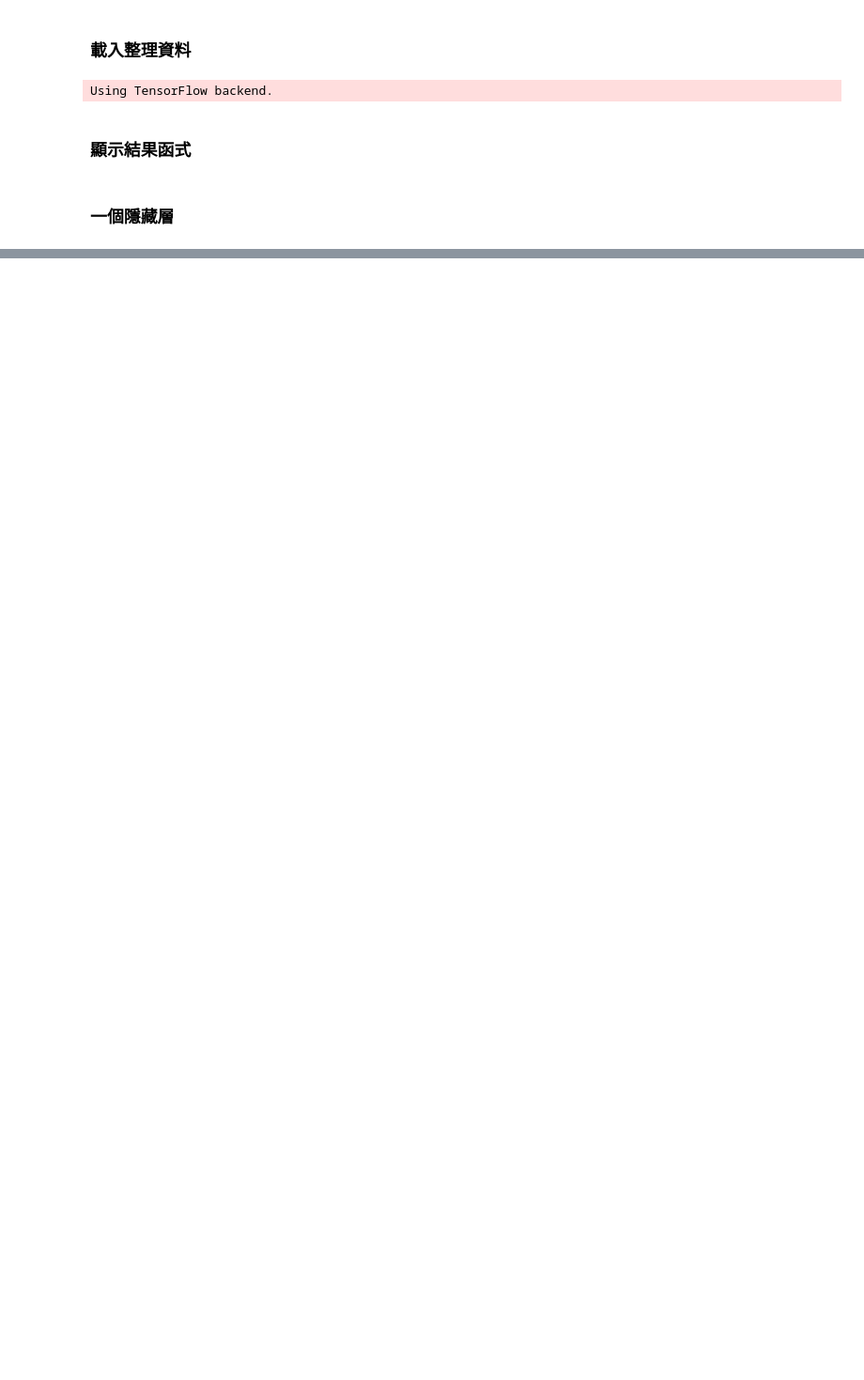
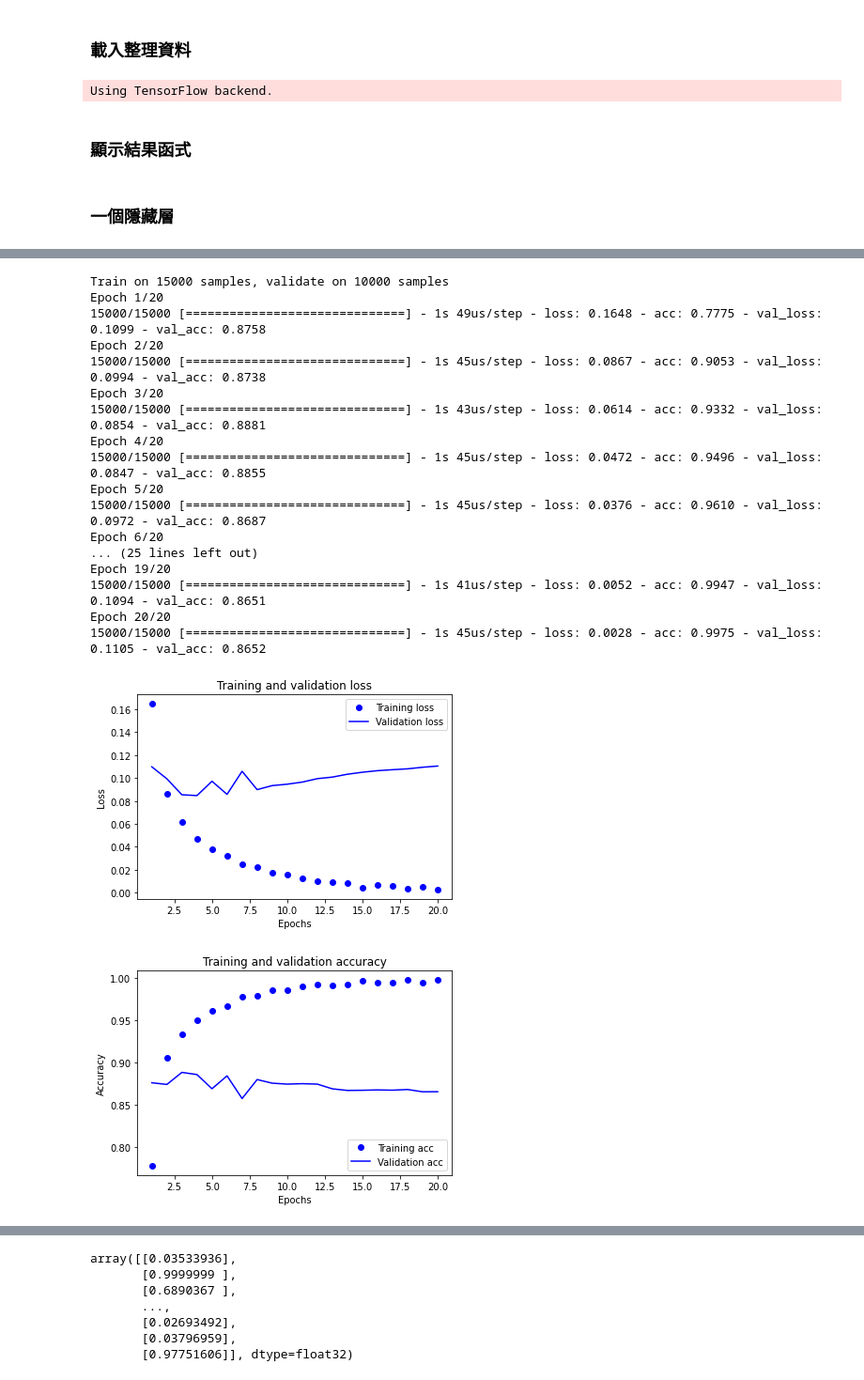
Before and after one commit to hotdog929/test-keras, a Jupyter notebook: Ch03-works.ipynb, the cells around one changed output, grey strips where cells are left out. Shown: that part at 94% size. Drawn from its saved outputs; the diff is of its cells as text; code cells hidden in the pictures; blank space fills up the shorter version.

```diff
--- a/Ch03-works.ipynb
+++ b/Ch03-works.ipynb
@@ -183,0 +221,39 @@ array([[0.00611882],
+# %%
+model = models.Sequential()  #使用 models 模組的 Sequential 類別, 建立一個物件讓新增的神經網路層可以進行堆疊
+model.add(layers.Dense(16, activation='relu', input_shape=(10000, )))  #輸入層
+model.add(layers.Dense(16, activation='relu'))
+model.add(layers.Dense(1, activation='sigmoid'))  #輸出層
+
+model.compile(optimizer=optimizers.RMSprop(lr=0.001),
+              loss=losses.mse,  #自行指定其他的損失函數與 metrics 函數
+              metrics=['acc'])
+
+#呼叫 fit() 開始訓練 (使用 partial_x_train 輸入資料、 partial_y_train 標籤、20 個訓練週期、一次訓練週期使用 512 筆資料
+history = model.fit(partial_x_train,
+                    partial_y_train,
+                    epochs=20,
+                    batch_size=512,
+                    validation_data=(x_val, y_val))  #同時傳入驗證集的資料與標籤
+
+show_result(history, model)
+model.predict(x_test)
+# %% [output]
+Train on 15000 samples, validate on 10000 samples
+Epoch 1/20
+15000/15000 [==============================] - 1s 49us/step - loss: 0.1648 - acc: 0.7775 - val_loss: 0.1099 - val_acc: 0.8758
+Epoch 2/20
+15000/15000 [==============================] - 1s 45us/step - loss: 0.0867 - acc: 0.9053 - val_loss: 0.0994 - val_acc: 0.8738
+Epoch 3/20
+15000/15000 [==============================] - 1s 43us/step - loss: 0.0614 - acc: 0.9332 - val_loss: 0.0854 - val_acc: 0.8881
+Epoch 4/20
+15000/15000 [==============================] - 1s 45us/step - loss: 0.0472 - acc: 0.9496 - val_loss: 0.0847 - val_acc: 0.8855
+Epoch 5/20
+15000/15000 [==============================] - 1s 45us/step - loss: 0.0376 - acc: 0.9610 - val_loss: 0.0972 - val_acc: 0.8687
+Epoch 6/20
+... (25 lines left out)
+Epoch 19/20
+15000/15000 [==============================] - 1s 41us/step - loss: 0.0052 - acc: 0.9947 - val_loss: 0.1094 - val_acc: 0.8651
+Epoch 20/20
+15000/15000 [==============================] - 1s 45us/step - loss: 0.0028 - acc: 0.9975 - val_loss: 0.1105 - val_acc: 0.8652
+[figure, added]
+[figure, added]
@@ -183,0 +262,7 @@ array([[0.00611882],
+array([[0.03533936],
+       [0.9999999 ],
+       [0.6890367 ],
+       ...,
+       [0.02693492],
+       [0.03796959],
+       [0.97751606]], dtype=float32)
```
Also changed, not shown: parts of 9 cells of this notebook.
